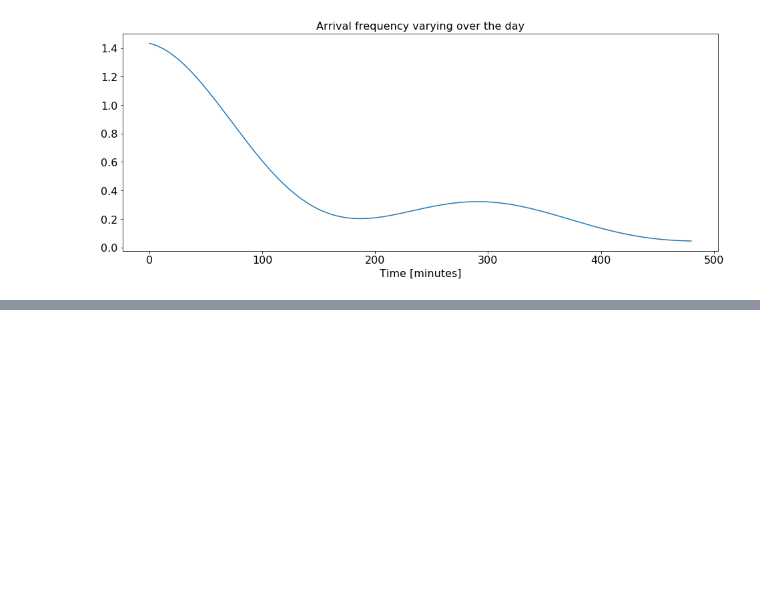
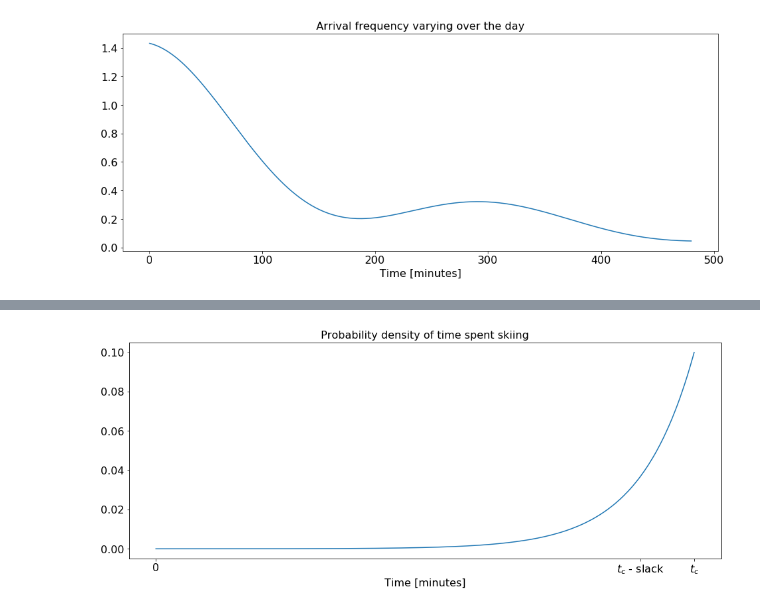
Before and after one commit to alfkjartan/systemanalys, a Jupyter notebook: notebooks/Getting started with SimPy.ipynb, the cells around one changed output, grey strips where cells are left out. Saved outputs shown, nothing was run; the diff lists cells and outputs as text; code cells hidden in the pictures; blank space fills up the shorter version.

```diff
--- a/notebooks/Getting started with SimPy.ipynb
+++ b/notebooks/Getting started with SimPy.ipynb
@@ -302,0 +186,19 @@ In the previous simulation model, the car arrived at the start of the simulation
+# %%
+def pdf_time_spent_skiing(t, timeToEndOfDay, meanSlackTime):
+    """
+        Function discribing the probability density of the time spent skiing for a skier that arrives when there are
+        timeToEndOfDay minutes left till the skilift closes. The argument meanSlackTime is the average slack time
+        from the skier leaves till the skilift actually closes."""
+    return 1.0/meanSlackTime * np.exp( - 1.0/meanSlackTime * (timeToEndOfDay-t) )
+
+timeToClosing = 100
+slackTime = 10
+t = np.linspace(0, timeToClosing, 400)
+
+plt.figure(figsize=(16,6))
+plt.plot(t, pdf_time_spent_skiing(t, timeToClosing, slackTime) )
+plt.title('Probability density of time spent skiing')
+plt.xlabel('Time [minutes]')
+xt=plt.xticks([0, timeToClosing-slackTime, timeToClosing], ['0', '$t_c$ - slack', '$t_c$'])
+# %% [output]
+[figure, added]
```
Also changed, not shown: parts of 33 cells of this notebook, 1 other file.
